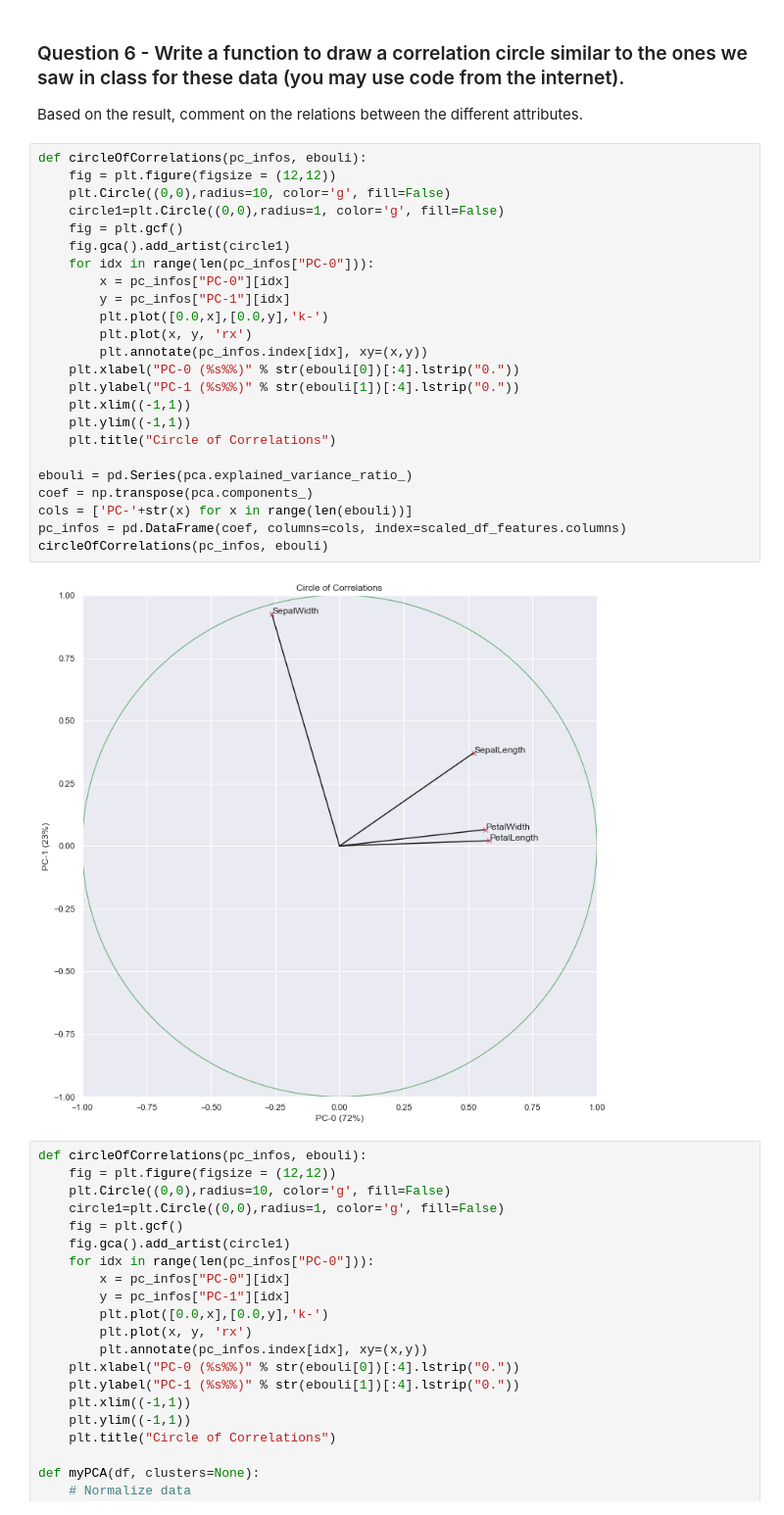
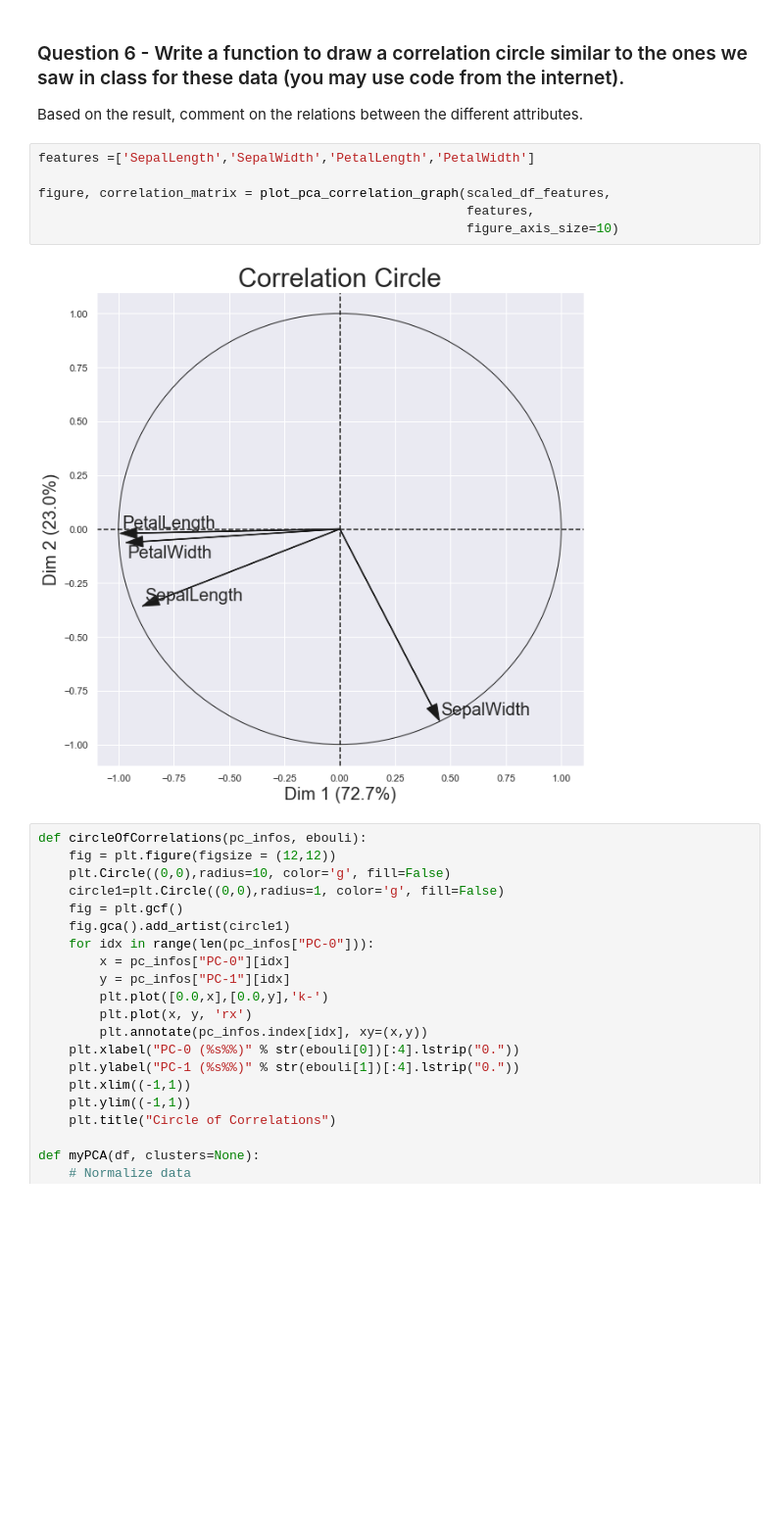
Before and after one commit to sebastienmascha/data-science-ML-python-isep, a Jupyter notebook: Lab3_mascha_sebastien/lab3_ExA-Copy1.ipynb, the cells around one changed output. Shown at 98% size. Drawn from its saved outputs; the diff is of its cells as text; blank space fills up the shorter version.

```diff
--- a/Lab3_mascha_sebastien/lab3_ExA-Copy1.ipynb
+++ b/Lab3_mascha_sebastien/lab3_ExA-Copy1.ipynb
@@ -169,32 +173,14 @@ Together, the first two principal components contain 95.80% of the information.
 ### Question 6 - Write a function to draw a correlation circle similar to the ones we saw in class for these data (you may use code from the internet).
 
 Based on the result, comment on the relations between the different attributes.
-# %%
-def circleOfCorrelations(pc_infos, ebouli):
-    fig = plt.figure(figsize = (12,12))
-    plt.Circle((0,0),radius=10, color='g', fill=False)
-    circle1=plt.Circle((0,0),radius=1, color='g', fill=False)
-    fig = plt.gcf()
-    fig.gca().add_artist(circle1)
-    for idx in range(len(pc_infos["PC-0"])):
-        x = pc_infos["PC-0"][idx]
-        y = pc_infos["PC-1"][idx]
-        plt.plot([0.0,x],[0.0,y],'k-')
-        plt.plot(x, y, 'rx')
-        plt.annotate(pc_infos.index[idx], xy=(x,y))
-    plt.xlabel("PC-0 (%s%%)" % str(ebouli[0])[:4].lstrip("0."))
-    plt.ylabel("PC-1 (%s%%)" % str(ebouli[1])[:4].lstrip("0."))
-    plt.xlim((-1,1))
-    plt.ylim((-1,1))
-    plt.title("Circle of Correlations")
-
-ebouli = pd.Series(pca.explained_variance_ratio_)
-coef = np.transpose(pca.components_)
-cols = ['PC-'+str(x) for x in range(len(ebouli))]
-pc_infos = pd.DataFrame(coef, columns=cols, index=scaled_df_features.columns)
-circleOfCorrelations(pc_infos, ebouli)
-# %% [output]
-[figure, removed]
+# %%
+features =['SepalLength','SepalWidth','PetalLength','PetalWidth']
+
+figure, correlation_matrix = plot_pca_correlation_graph(scaled_df_features,
+                                                        features,
+                                                        figure_axis_size=10)
+# %% [output]
+[figure, added]
 # %%
 def circleOfCorrelations(pc_infos, ebouli):
     fig = plt.figure(figsize = (12,12))
```
Also changed, not shown: parts of 8 cells of this notebook, 2 other files.
